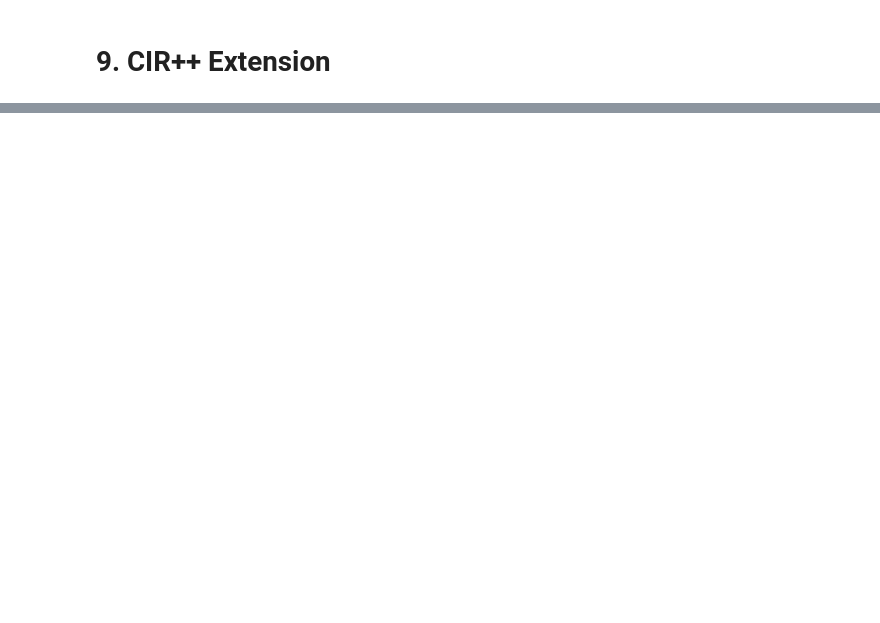
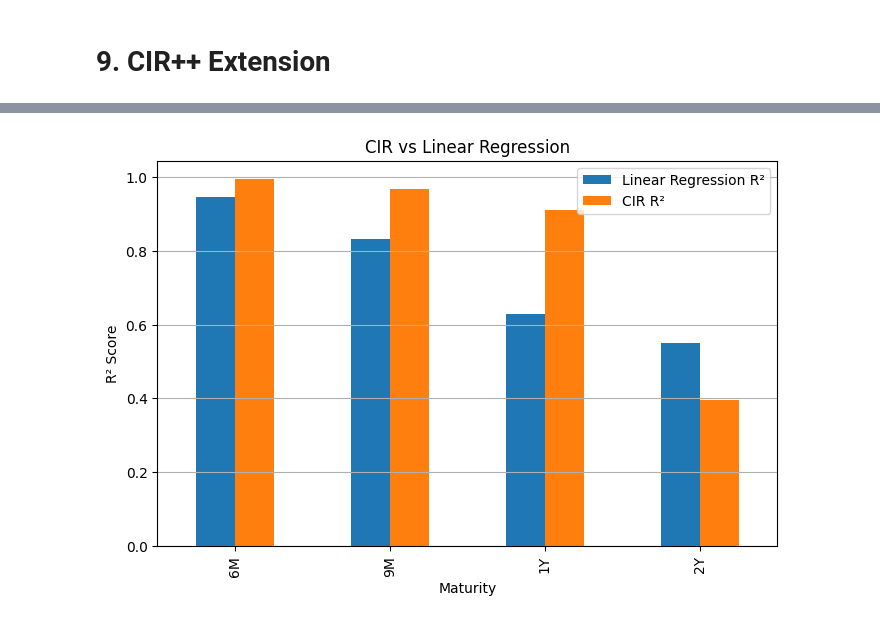
Before and after one commit to Grivann/FinClubPS1, a Jupyter notebook: FinClubPS1.ipynb, the cells around one changed output, grey strips where cells are left out. Drawn from its saved outputs; the diff is of its cells as text; code cells hidden in the pictures; blank space fills up the shorter version.

```diff
--- a/FinClubPS1.ipynb
+++ b/FinClubPS1.ipynb
@@ -375,0 +624,32 @@ display(results)
+# %%
+from sklearn.metrics import (
+    r2_score,
+    mean_absolute_error,
+    mean_squared_error
+)
+
+import numpy as np
+
+for col in target_maturities:
+
+    r2 = r2_score(
+        test_df[col],
+        predictions_full[col]
+    )
+
+    rmse = np.sqrt(
+        mean_squared_error(
+            test_df[col],
+            predictions_full[col]
+        )
+    )
+
+    mae = mean_absolute_error(
+        test_df[col],
+        predictions_full[col]
+    )
+
+    print(f"\n{col}")
+    print(f"R²   : {r2:.4f}")
+    print(f"RMSE : {rmse:.6f}")
+    print(f"MAE  : {mae:.6f}")
@@ -462,0 +1009,14 @@ Overall, the results demonstrate that the CIR model remains an interpretable and
+# %%
+comparison_df.set_index("Maturity")[
+    ["Linear Regression R²", "CIR R²"]
+].plot(
+    kind="bar",
+    figsize=(8,5)
+)
+
+plt.title("CIR vs Linear Regression")
+plt.ylabel("R² Score")
+plt.grid(axis="y")
+plt.show()
+# %% [output]
+[figure, added]
```
Also changed, not shown: parts of 85 cells of this notebook, 3 other files.
